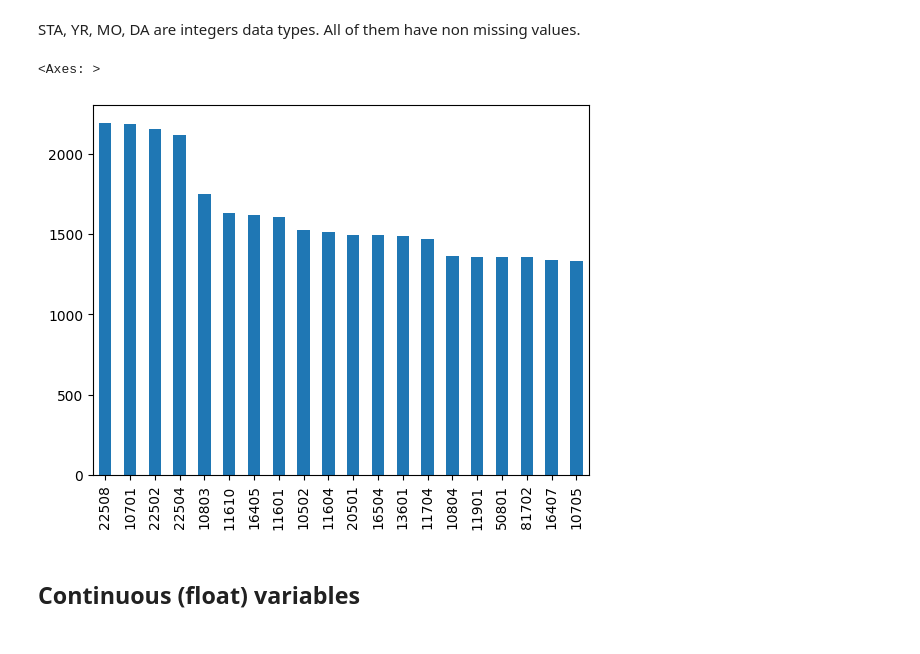
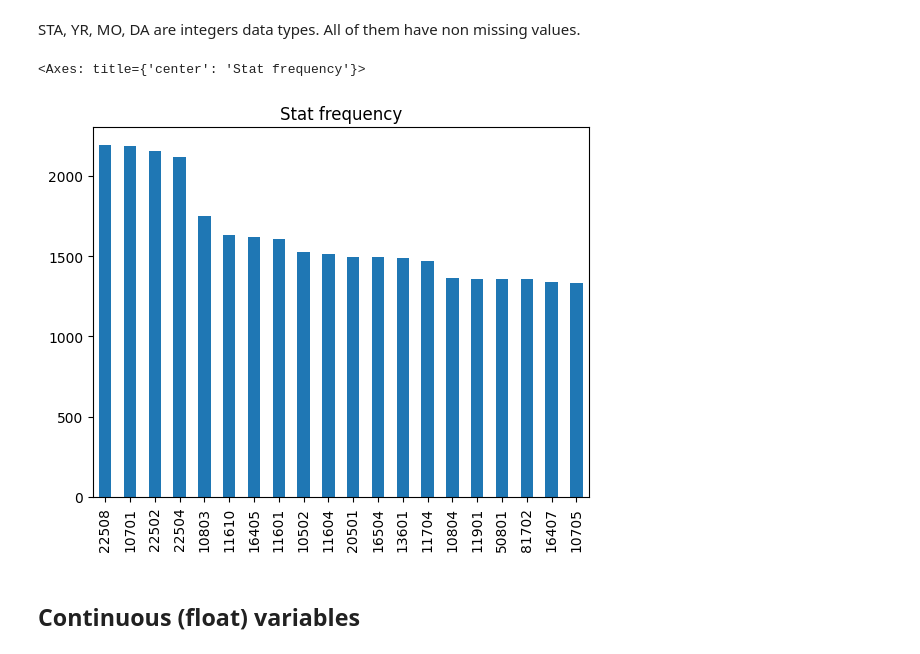
Before and after one commit to AlwaysDayana/Weather-World-War-II, a Jupyter notebook: Weather_World_War_II.ipynb, the cells around one changed output. Saved outputs shown, nothing was run; the diff lists cells and outputs as text; code cells hidden in the pictures.

```diff
--- a/Weather_World_War_II.ipynb
+++ b/Weather_World_War_II.ipynb
@@ -97,10 +97,10 @@ STA, YR, MO, DA are integers data types. All of them have non missing values.
 # %%
 df_weather_sta = df_weather['STA'].value_counts().head(20)
 
-df_weather_sta.sort_values(ascending=False).plot.bar()
+df_weather_sta.sort_values(ascending=False).plot.bar(title = "STA frequency")
 # %% [output]
-<Axes: >
+<Axes: title={'center': 'Stat frequency'}>
-[figure, old version]
+[figure, new version]
 # %% [markdown]
 ## Continuous (float) variables
 # %%
```
